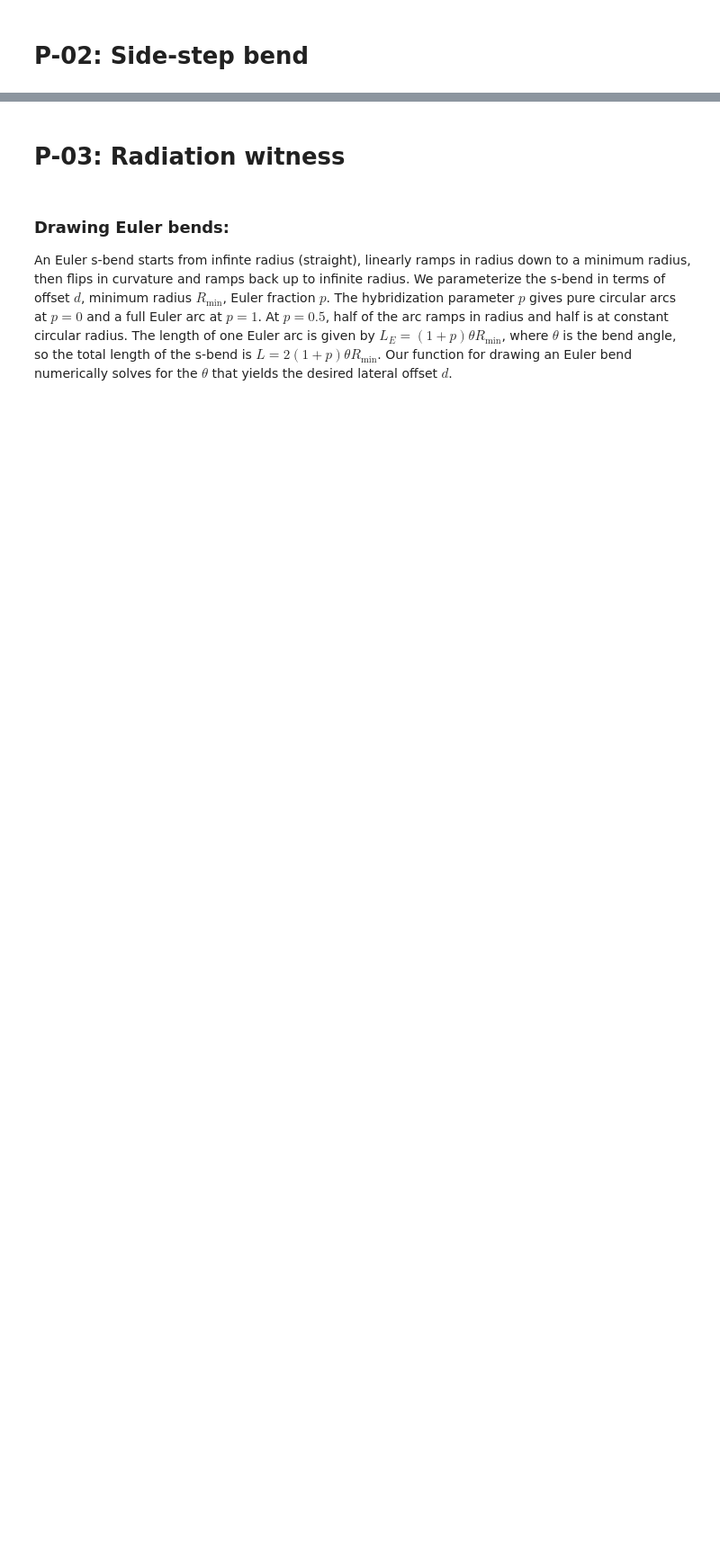
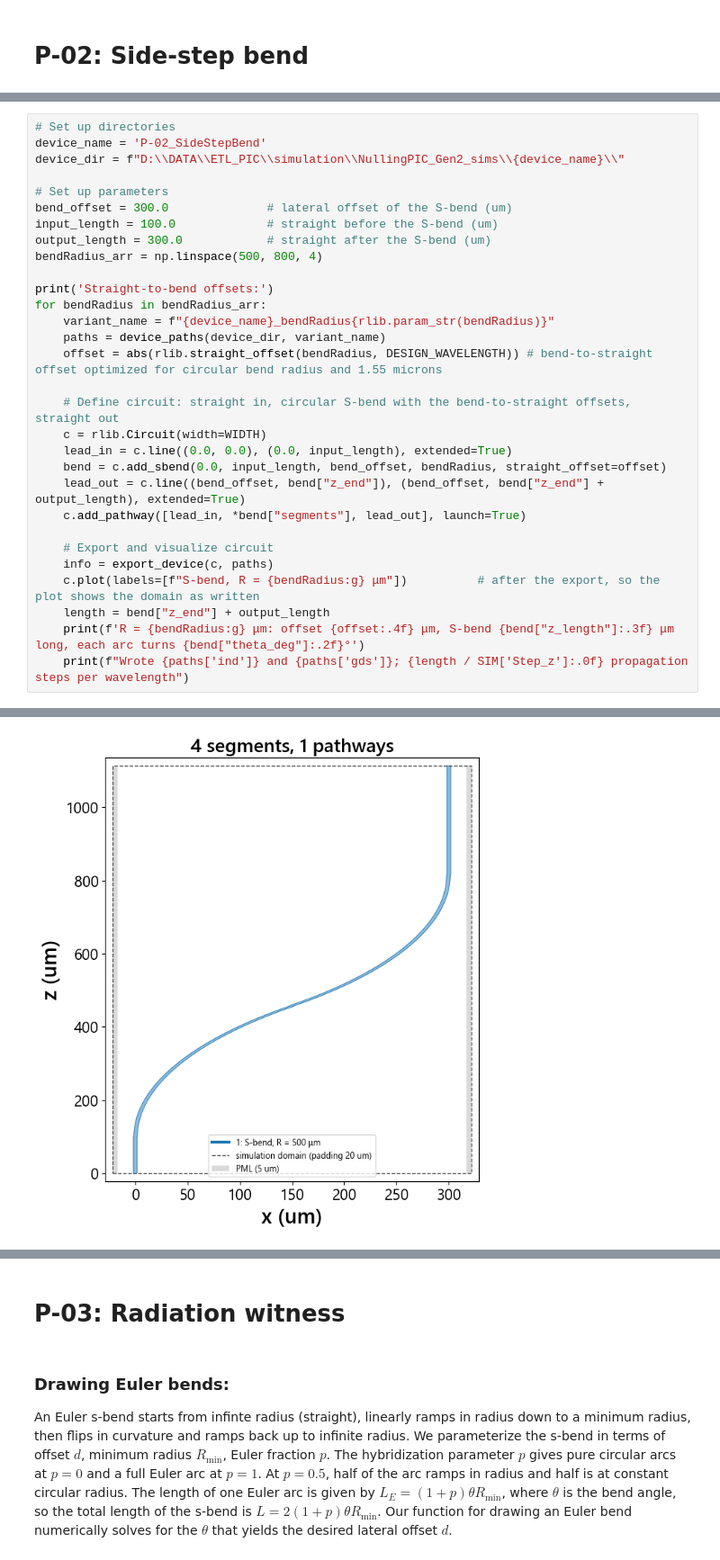
Before and after one commit to apaiasno/ETL_PIC, a Jupyter notebook: simulation/NullingPIC_Gen2_sims/MakeGeometry.ipynb, the cells around one changed output, grey strips where cells are left out. Shown at 90% size. Drawn from its saved outputs; the diff is of its cells as text; blank space fills up the shorter version.

```diff
--- a/simulation/NullingPIC_Gen2_sims/MakeGeometry.ipynb
+++ b/simulation/NullingPIC_Gen2_sims/MakeGeometry.ipynb
@@ -59,0 +65,31 @@ for bendRadius in bendRadius_arr:
+# %%
+# Set up directories
+device_name = 'P-02_SideStepBend'
+device_dir = f"D:\\DATA\\ETL_PIC\\simulation\\NullingPIC_Gen2_sims\\{device_name}\\"
+
+# Set up parameters
+bend_offset = 300.0              # lateral offset of the S-bend (um)
+input_length = 100.0             # straight before the S-bend (um)
+output_length = 300.0            # straight after the S-bend (um)
+bendRadius_arr = np.linspace(500, 800, 4)
+
+print('Straight-to-bend offsets:')
+for bendRadius in bendRadius_arr:
+    variant_name = f"{device_name}_bendRadius{rlib.param_str(bendRadius)}"
+    paths = device_paths(device_dir, variant_name)
+    offset = abs(rlib.straight_offset(bendRadius, DESIGN_WAVELENGTH)) # bend-to-straight offset optimized for circular bend radius and 1.55 microns
+
+    # Define circuit: straight in, circular S-bend with the bend-to-straight offsets, straight out
+    c = rlib.Circuit(width=WIDTH)
+    lead_in = c.line((0.0, 0.0), (0.0, input_length), extended=True)
+    bend = c.add_sbend(0.0, input_length, bend_offset, bendRadius, straight_offset=offset)
+    lead_out = c.line((bend_offset, bend["z_end"]), (bend_offset, bend["z_end"] + output_length), extended=True)
+    c.add_pathway([lead_in, *bend["segments"], lead_out], launch=True)
+
+    # Export and visualize circuit
+    info = export_device(c, paths)
+    c.plot(labels=[f"S-bend, R = {bendRadius:g} μm"])          # after the export, so the plot shows the domain as written
+    length = bend["z_end"] + output_length
+    print(f'R = {bendRadius:g} μm: offset {offset:.4f} μm, S-bend {bend["z_length"]:.3f} μm long, each arc turns {bend["theta_deg"]:.2f}°')
+    print(f"Wrote {paths['ind']} and {paths['gds']}; {length / SIM['Step_z']:.0f} propagation steps per wavelength")
+# %% [output]
@@ -59,0 +97 @@ for bendRadius in bendRadius_arr:
+[figure, added]
```
Also changed, not shown: parts of 18 cells of this notebook, 19 other files.
